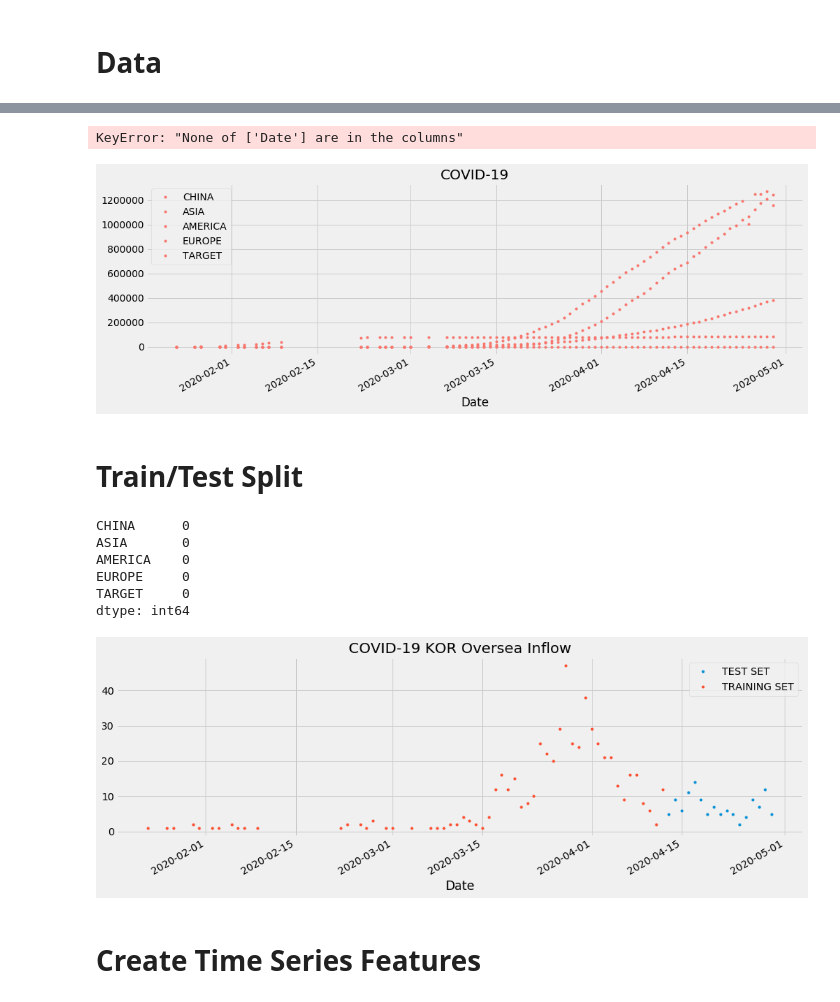
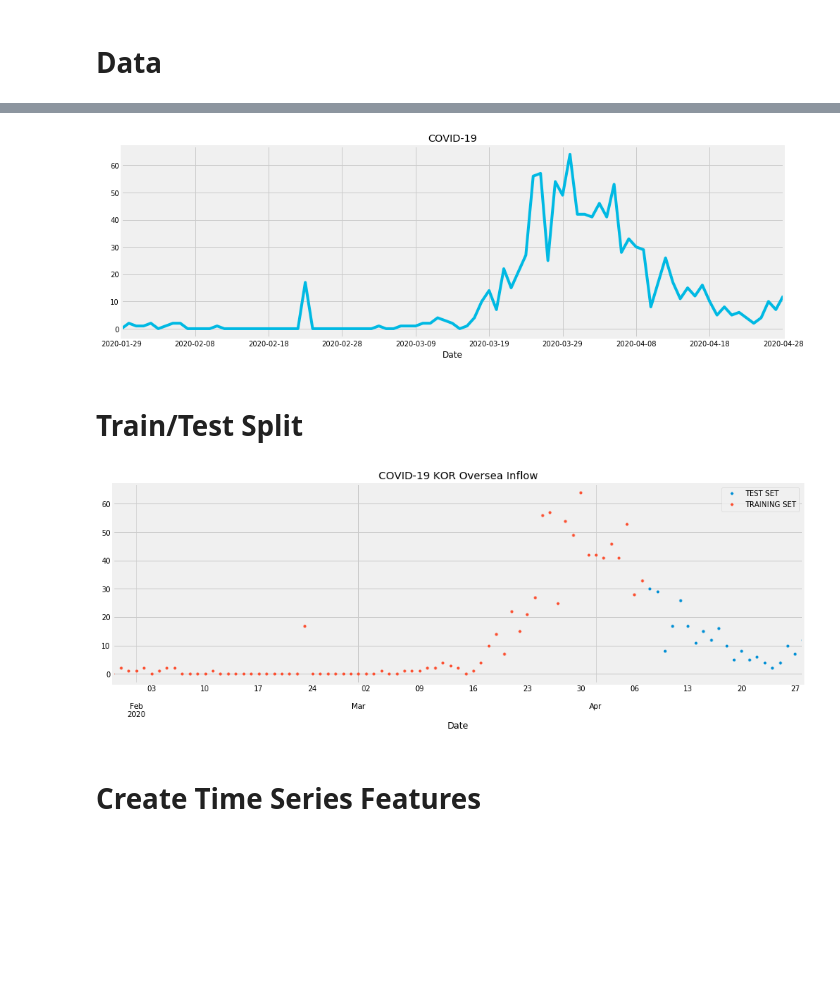
Before and after one commit to Hinterhalter/Post-COVID-19_modeling, a Jupyter notebook: Model_Xgboost.ipynb, the cells around one changed output, grey strips where cells are left out. Saved outputs shown, nothing was run; the diff lists cells and outputs as text; code cells hidden in the pictures; blank space fills up the shorter version.

```diff
--- a/Model_Xgboost.ipynb
+++ b/Model_Xgboost.ipynb
@@ -71,5 +67,12 @@ dtype: int64
+# %%
+lag_amount = 7
+
+for i in range(lag_amount):
+    df['lag{}'.format(i+1)] = df['target'].shift(i+1)
+
+df.dropna(inplace=True)
 # %%
-covid = df1
+covid = df
 # %%
 covid.tail()
 # %% [output]
@@ -83,4 +85,0 @@ covid.tail()
-# %%
-covid.set_index('Date', inplace=True)
-# %% [output]
-KeyError: "None of ['Date'] are in the columns"
@@ -89,19 +86,8 @@ KeyError: "None of ['Date'] are in the columns"
-# %%
-covid.dropna(inplace=True)
 # %%
 color_pal = ["#F8766D", "#D39200", "#93AA00", "#00BA38", "#00C19F", "#00B9E3", "#619CFF", "#DB72FB"]
 # %%
-_ = covid.plot(style='.', figsize=(15,5), color=color_pal[0], title='COVID-19')
+_ = covid['target'].plot(style='-', figsize=(15,5), color=color_pal[5], title='COVID-19')
 # %% [output]
-[figure, old version]
+[figure, new version]
 # %% [markdown]
 # Train/Test Split
-# %%
-covid.isnull().sum()
-# %% [output]
-CHINA      0
-ASIA       0
-AMERICA    0
-EUROPE     0
-TARGET     0
-dtype: int64
@@ -110,12 +98,12 @@ split_date = '2020-04-12'
 df_train = covid.loc[covid.index <= split_date].copy()
 df_test = covid.loc[covid.index > split_date].copy()
 # %%
-_ = df_test[['TARGET']] \
-    .rename(columns={'TARGET': 'TEST SET'}) \
-    .join(df_train[['TARGET']].rename(columns={'TARGET': 'TRAINING SET'}), how='outer') \
+_ = df_test[['target']] \
+    .rename(columns={'target': 'TEST SET'}) \
+    .join(df_train[['target']].rename(columns={'target': 'TRAINING SET'}), how='outer') \
     .plot(figsize=(15,5), title='COVID-19 KOR Oversea Inflow', style='.')
 # %% [output]
-[figure, old version]
+[figure, new version]
 # %% [markdown]
 # Create Time Series Features
 # %%
```
Also changed, not shown: parts of 36 cells of this notebook.
